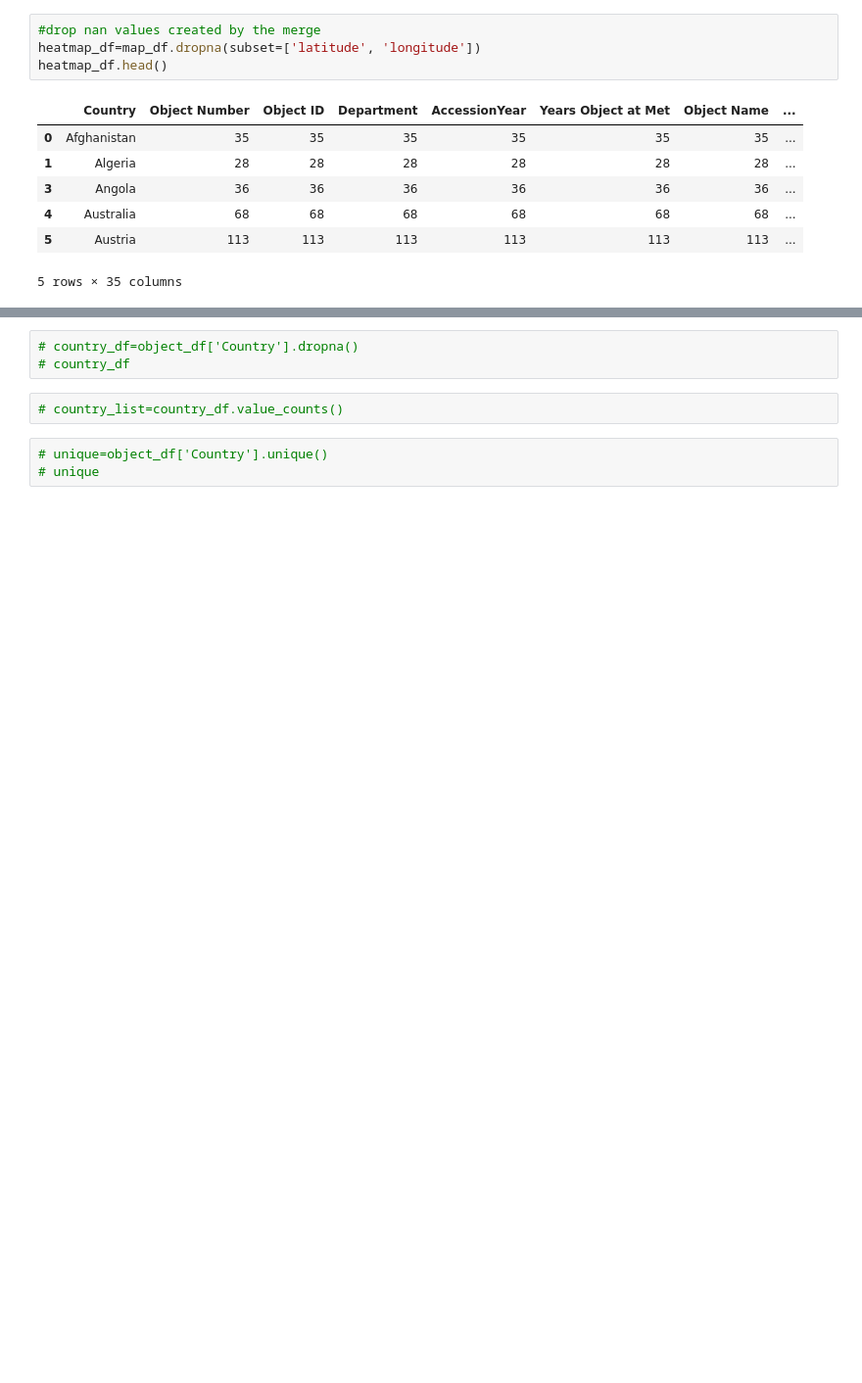
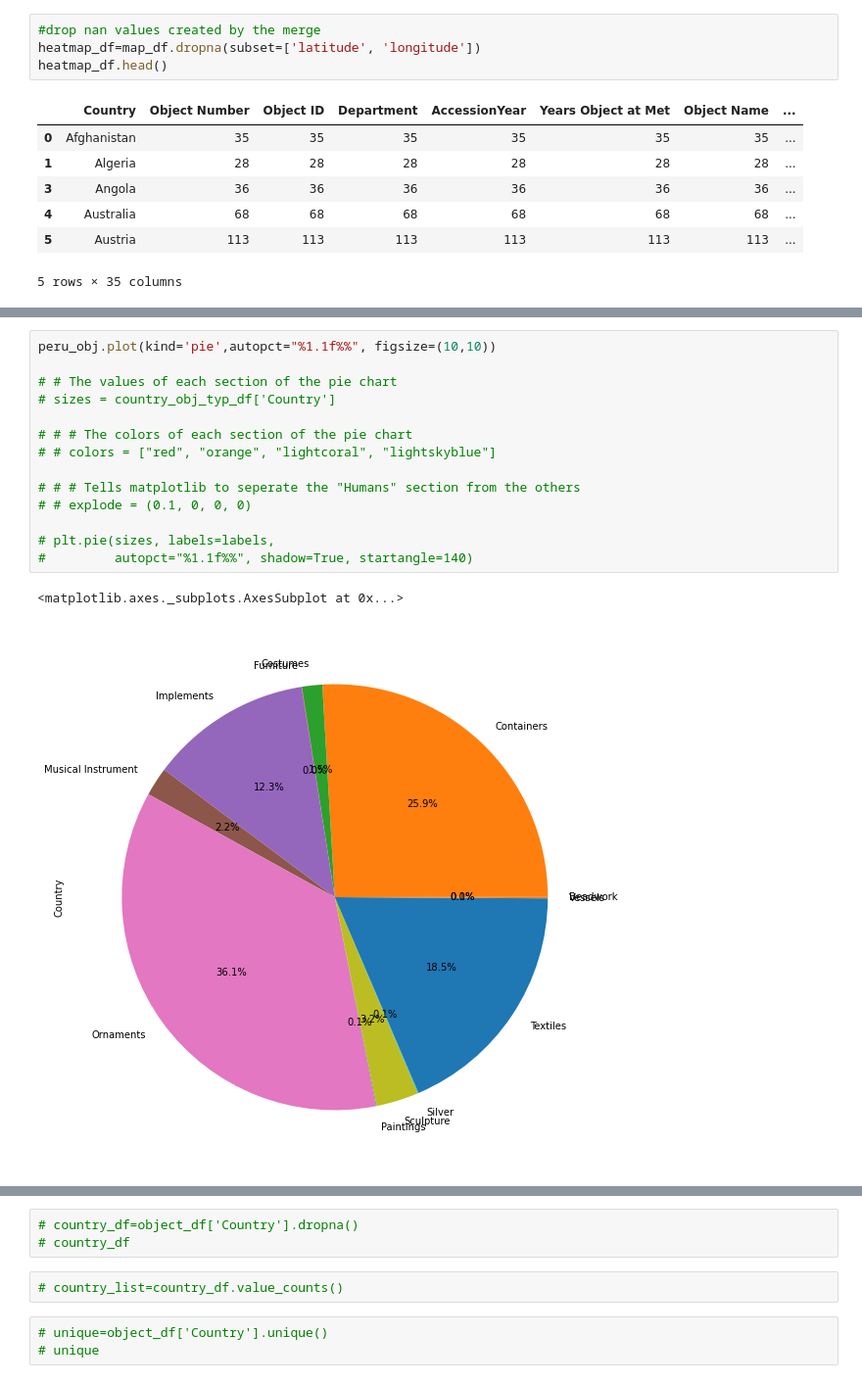
Before and after one commit to bjwlknsn/TheMetTeamProject, a Jupyter notebook: csv_review_data3.ipynb, the cells around one changed output, grey strips where cells are left out. Shown at 98% size. Cells and saved outputs as stored; diff of their text form; blank space fills up the shorter version.

```diff
--- a/csv_review_data3.ipynb
+++ b/csv_review_data3.ipynb
@@ -348,0 +382,17 @@ Name: Country, Length: 556, dtype: int64
+# %%
+peru_obj.plot(kind='pie',autopct="%1.1f%%", figsize=(10,10))
+
+# # The values of each section of the pie chart
+# sizes = country_obj_typ_df['Country']
+
+# # # The colors of each section of the pie chart
+# # colors = ["red", "orange", "lightcoral", "lightskyblue"]
+
+# # # Tells matplotlib to seperate the "Humans" section from the others
+# # explode = (0.1, 0, 0, 0)
+
+# plt.pie(sizes, labels=labels,
+#         autopct="%1.1f%%", shadow=True, startangle=140)
+# %% [output]
+<matplotlib.axes._subplots.AxesSubplot at 0x...>
+[figure, added]
```
Also changed, not shown: parts of 7 cells of this notebook, 3 other files.
